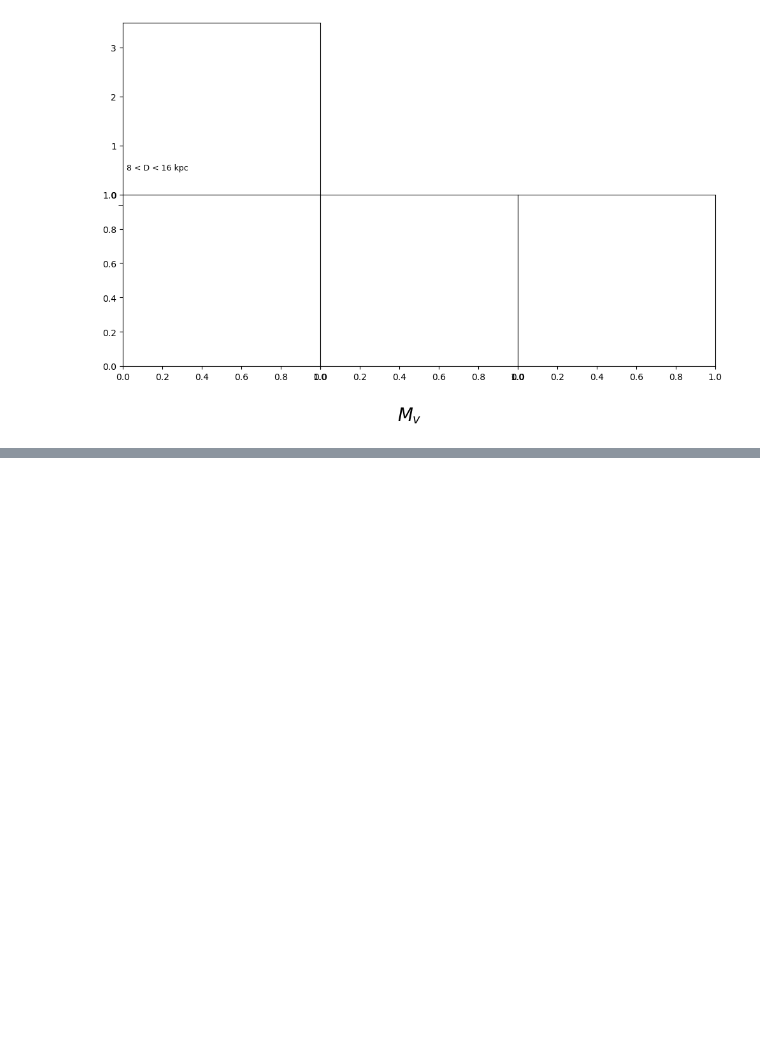
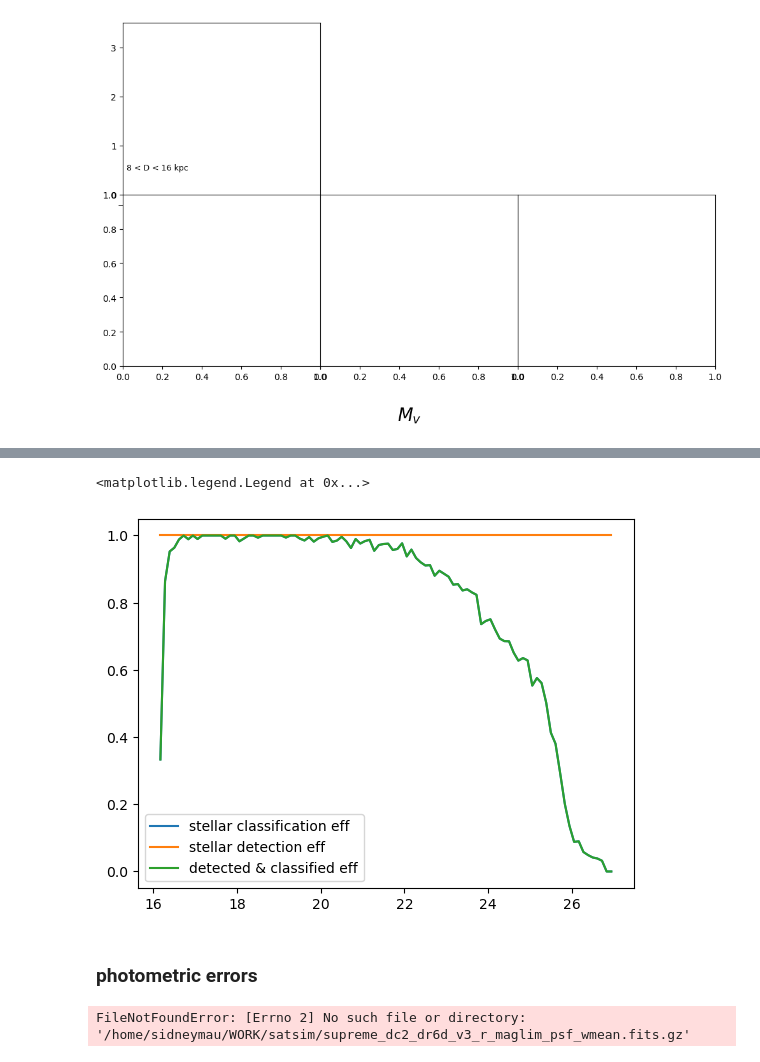
Before and after one commit to sidneymau/simple_adl, a Jupyter notebook: notebooks/sanity.ipynb, the cells around one changed output, grey strips where cells are left out. Drawn from its saved outputs; the diff is of its cells as text; code cells hidden in the pictures; blank space fills up the shorter version.

```diff
--- a/notebooks/sanity.ipynb
+++ b/notebooks/sanity.ipynb
@@ -1070,0 +750,13 @@ axs.set_ylim(0,10)
+# %%
+files = glob.glob("results_dir/perfect/*.csv")
+first_file = files[0]
+sim_pop = fits.read(population_file[0])
+sim_pop = sim_pop.byteswap().newbyteorder()
+df1 = pd.DataFrame(sim_pop)
+file_ids = [files[8:23] for files in os.listdir('results_dir/perfect') if 'ipynb' not in files]
+datadf = read_csv(first_file)
+for f in files:
+    if f == first_file:
+        continue
+    df3 = read_csv(f)
+    datadf = pd.concat((datadf, df3), ignore_index=True)
@@ -1070,0 +809,3 @@ axs.set_ylim(0,10)
+# %%
+match_stars_class = custom_query(service)
+match_stars_class
@@ -1070,0 +864,3 @@ axs.set_ylim(0,10)
+# %%
+true_stars = custom_query2(service)
+true_stars
@@ -1070,0 +881,43 @@ axs.set_ylim(0,10)
+# %%
+bins = np.linspace(16,27,100)
+centers = (bins[1:]+bins[:-1])/2.
+
+# Counts of true stars
+ntot_truth, _ = np.histogram(true_stars['mag_corrected_r'],bins=bins)
+
+# Counts of matched objects
+#ntot, _ = np.histogram(df['truth_mag_r'],bins=bins)
+
+# Counts of matched objects classified as stars
+#ntot_star, _ = np.histogram(stars['truth_mag_r'],bins=bins)
+
+# Counts of matched objects with truth class of stars
+ntot_true_star, _ = np.histogram(true_stars['mag_corrected_r'],bins=bins)
+
+# Counts of matched objects correctly classified as stars
+nstar_class,_ = np.histogram(match_stars_class['mag_corrected_r'],bins=bins)
+
+plt.plot(centers, nstar_class/ntot_true_star, label='stellar classification eff')  # matched objects correctly classified as stars / matched objects with truth class of stars
+plt.plot(centers, ntot_true_star/ntot_truth, label='stellar detection eff')  # matched objects with truth class of stars / true stars
+plt.plot(centers, nstar_class/ntot_truth, label='detected & classified eff')  # matched objects correctly classified as stars / true stars
+plt.legend()
+# %% [output]
+<matplotlib.legend.Legend at 0x...>
+[figure, added]
+# %% [markdown]
+### photometric errors
+# %%
+maglim_r = hp.read_map('/home/sidneymau/WORK/satsim/supreme_dc2_dr6d_v3_r_maglim_psf_wmean.fits.gz')
+delta_mag_r = np.histogram(true_stars['truth_mag_r']-maglim_r[hp.ang2pix(4096, 62, -37, lonlat=True)], bins=100)[1]
+indices = np.digitize(true_stars['truth_mag_r']-maglim_r[hp.ang2pix(4096, 62, -37, lonlat=True)], delta_mag_r)
+magerr_r = np.asarray([np.nanmedian(true_stars['magerr_r'][indices == idx]) for idx in np.unique(indices)])
+
+from matplotlib.colors import LogNorm
+# we are using `truth_mag_r` because we're using these photometric error models
+# to generate simulations which will then be used to generate realistic photometry
+plt.hist2d(true_stars['truth_mag_r']-maglim_r[hp.ang2pix(4096, 62, -37, lonlat=True)],np.log10(true_stars['magerr_r']),bins=100,norm=LogNorm(),range=[[-11, 3], [-4.1, 0.2]], cmap='binary')
+plt.plot(delta_mag_r, np.log10(magerr_r), c='r')
+plt.xlabel('delta mag (r)'); plt.ylabel('log mag err (r)')
+plt.axhline(0.1085,ls='--',color='k',lw=2)
+# %% [output]
+FileNotFoundError: [Errno 2] No such file or directory: '/home/sidneymau/WORK/satsim/supreme_dc2_dr6d_v3_r_maglim_psf_wmean.fits.gz'
```
Also changed, not shown: parts of 56 cells of this notebook, 2 other files.
